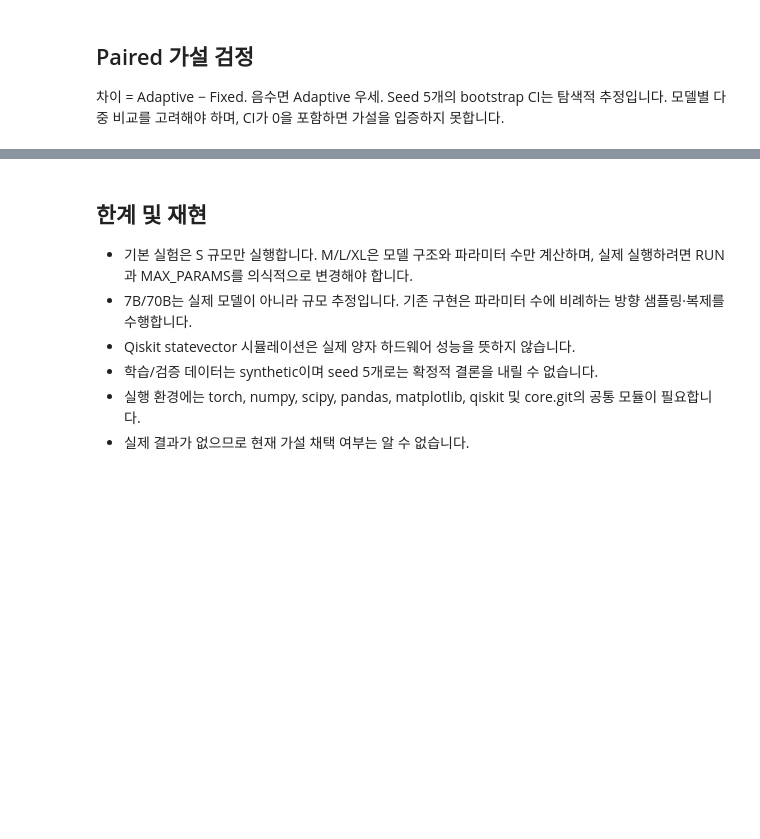
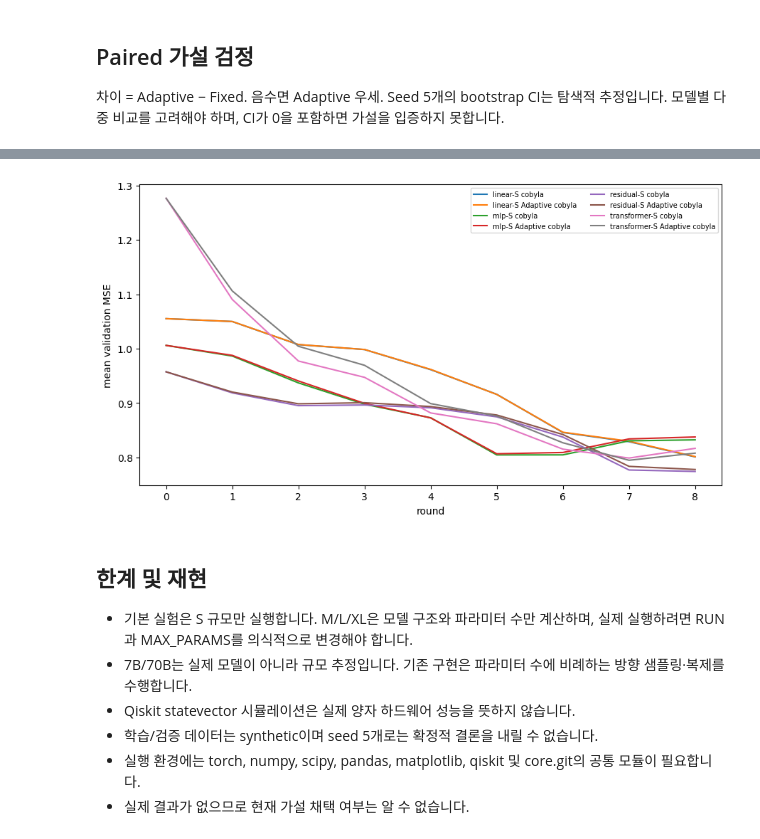
Before and after one commit to withlionbuddha/for-pragmatic-learners, a Jupyter notebook: quantum/src/notebooks/adaptive_Q_cobyla_vs_Q_cobyla.ipynb, the cells around one changed output, grey strips where cells are left out. Drawn from its saved outputs; the diff is of its cells as text; code cells hidden in the pictures; blank space fills up the shorter version.

```diff
--- a/quantum/src/notebooks/adaptive_Q_cobyla_vs_Q_cobyla.ipynb
+++ b/quantum/src/notebooks/adaptive_Q_cobyla_vs_Q_cobyla.ipynb
@@ -143,15 +212,17 @@ plt.show()
 # %%
 fig,ax=plt.subplots(figsize=(9,5))
 for family,scale in RUN:
-    for alg in ("Fixed","Adaptive"):
+    for alg in ("cobyla","Adaptive cobyla"):
         rows=[r for r in results if r["family"]==family and r["scale"]==scale and r["algorithm"]==alg]
         curves=np.array([[h[2] for h in r["history"]] for r in rows])
         ax.plot(range(ROUNDS+1),curves.mean(0),label=f"{family}-{scale} {alg}")
 ax.set_xlabel("round")
 ax.set_ylabel("mean validation MSE")
 ax.legend(fontsize=7,ncol=2)
 plt.tight_layout()
 plt.show()
+# %% [output]
+[figure, added]
 # %% [markdown]
 ## 한계 및 재현
 
```
Also changed, not shown: parts of 5 cells of this notebook.
